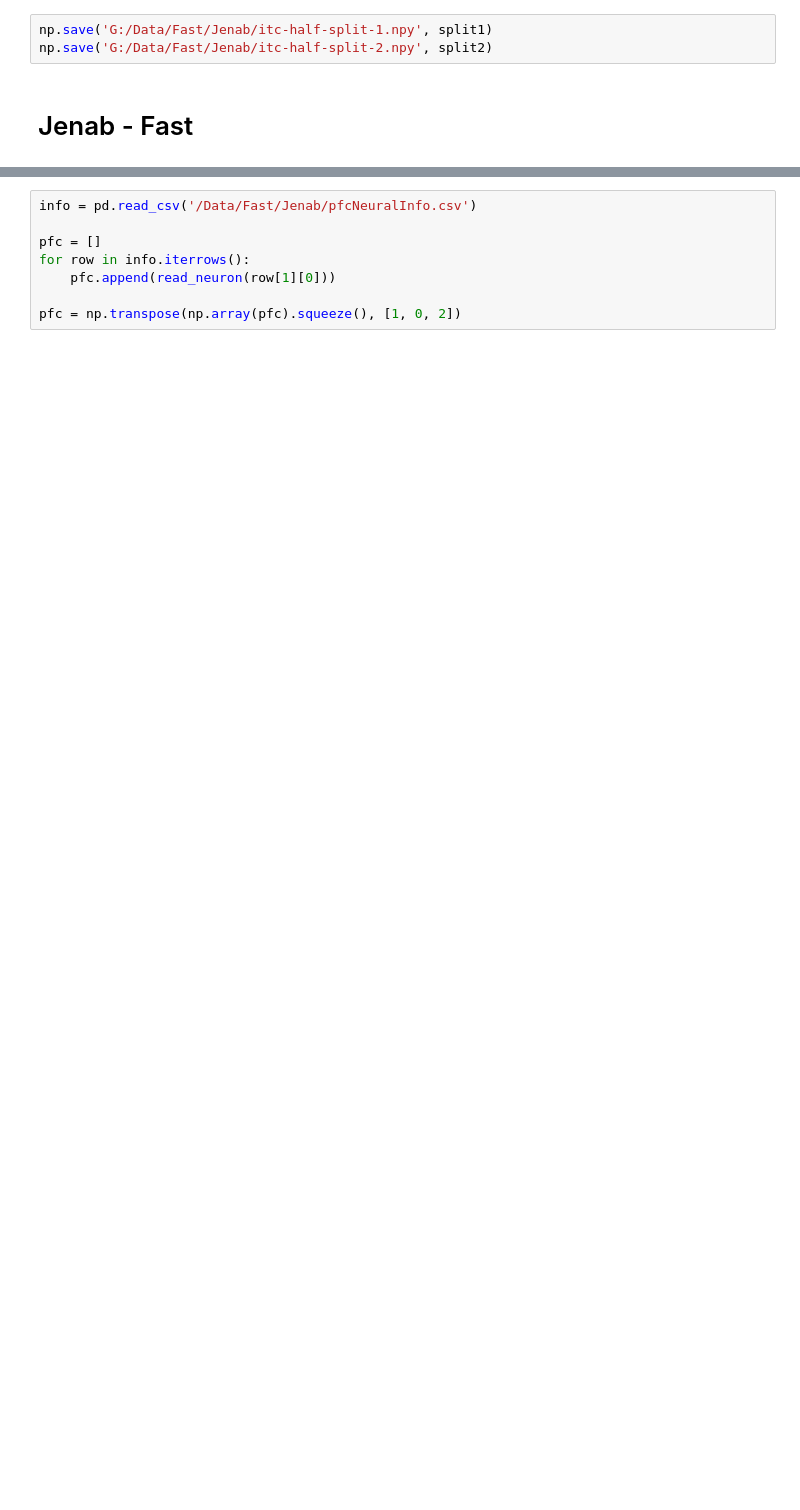
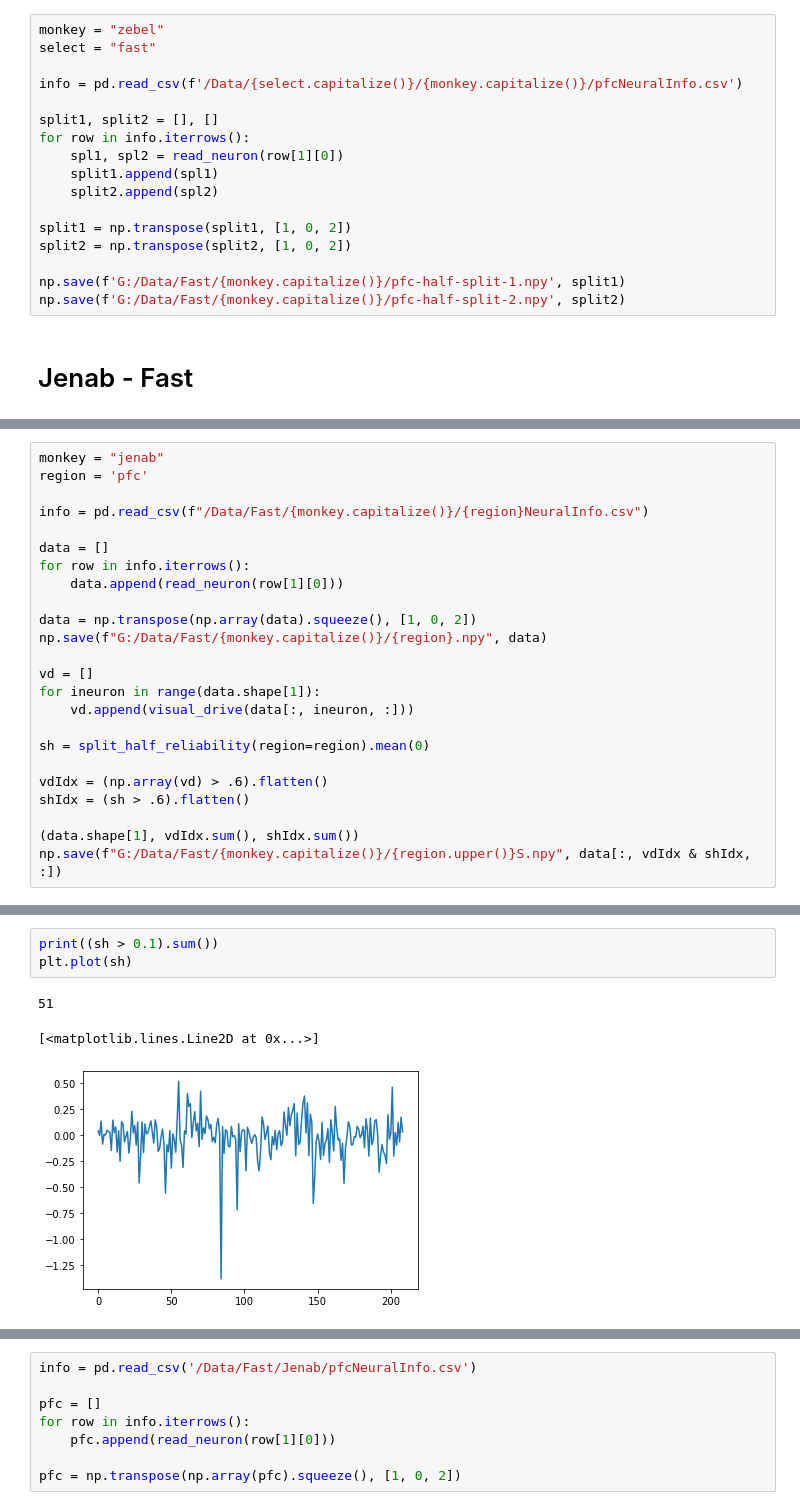
Before and after one commit to mohrabi/sua-categorical-representation, a Jupyter notebook: dl/data_loaders.ipynb, the cells around one changed output, grey strips where cells are left out. Cells and saved outputs as stored; diff of their text form; blank space fills up the shorter version.

```diff
--- a/dl/data_loaders.ipynb
+++ b/dl/data_loaders.ipynb
@@ -62,5 +97,19 @@ G:\Data\Fast\Jenab\2017-10-17_12-16\Trial\mu_it.mat
 # %%
-np.save('G:/Data/Fast/Jenab/itc-half-split-1.npy', split1)
-np.save('G:/Data/Fast/Jenab/itc-half-split-2.npy', split2)
+monkey = "zebel"
+select = "fast"
+
+info = pd.read_csv(f'/Data/{select.capitalize()}/{monkey.capitalize()}/pfcNeuralInfo.csv')
+
+split1, split2 = [], []
+for row in info.iterrows():
+    spl1, spl2 = read_neuron(row[1][0])
+    split1.append(spl1)
+    split2.append(spl2)
+
+split1 = np.transpose(split1, [1, 0, 2])
+split2 = np.transpose(split2, [1, 0, 2])
+
+np.save(f'G:/Data/Fast/{monkey.capitalize()}/pfc-half-split-1.npy', split1)
+np.save(f'G:/Data/Fast/{monkey.capitalize()}/pfc-half-split-2.npy', split2)
 # %% [markdown]
 # Jenab - Fast
@@ -66,0 +200,24 @@ np.save('G:/Data/Fast/Jenab/itc-half-split-2.npy', split2)
+# %%
+monkey = "jenab"
+region = 'pfc'
+
+info = pd.read_csv(f"/Data/Fast/{monkey.capitalize()}/{region}NeuralInfo.csv")
+
+data = []
+for row in info.iterrows():
+    data.append(read_neuron(row[1][0]))
+
+data = np.transpose(np.array(data).squeeze(), [1, 0, 2])
+np.save(f"G:/Data/Fast/{monkey.capitalize()}/{region}.npy", data)
+
+vd = []
+for ineuron in range(data.shape[1]):
+    vd.append(visual_drive(data[:, ineuron, :]))
+
+sh = split_half_reliability(region=region).mean(0)
+
+vdIdx = (np.array(vd) > .6).flatten()
+shIdx = (sh > .6).flatten()
+
+(data.shape[1], vdIdx.sum(), shIdx.sum())
+np.save(f"G:/Data/Fast/{monkey.capitalize()}/{region.upper()}S.npy", data[:, vdIdx & shIdx, :])
@@ -66,0 +228,7 @@ np.save('G:/Data/Fast/Jenab/itc-half-split-2.npy', split2)
+# %%
+print((sh > 0.1).sum())
+plt.plot(sh)
+# %% [output]
+51
+[<matplotlib.lines.Line2D at 0x...>]
+[figure, added]
```
Also changed, not shown: parts of 17 cells of this notebook, 20 other files.
